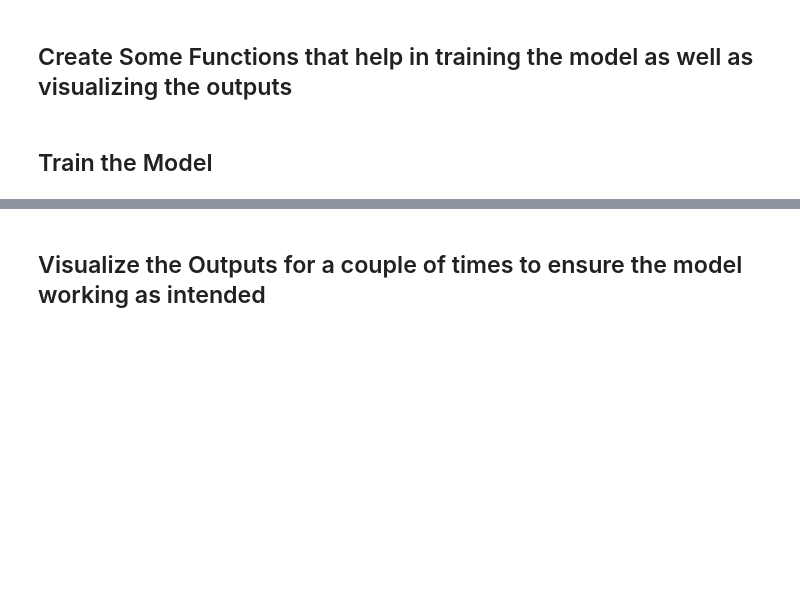
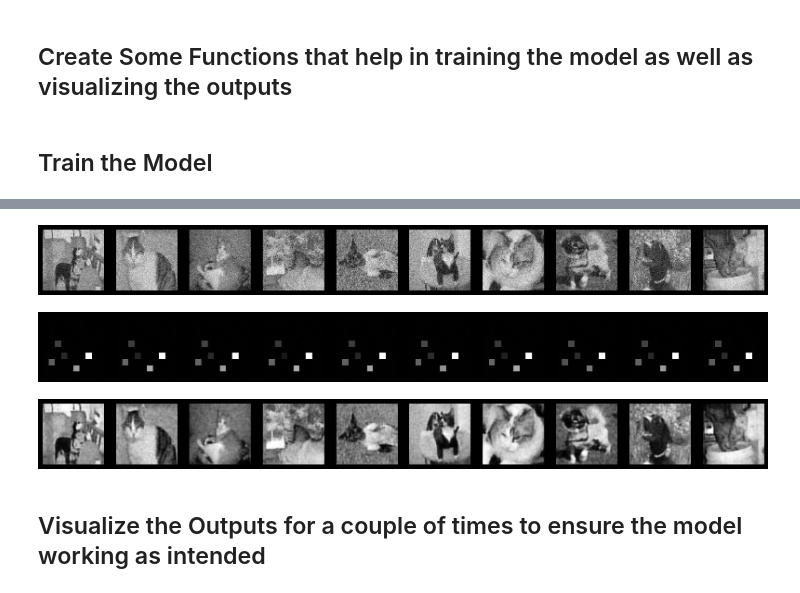
Before and after one commit to ThanmaiGR/Denoising_AutoEncoder_CatsDogs, a Jupyter notebook: AutoEncoder-Cats&Dogs.ipynb, the cells around one changed output, grey strips where cells are left out. Saved outputs shown, nothing was run; the diff lists cells and outputs as text; code cells hidden in the pictures; blank space fills up the shorter version.

```diff
--- a/AutoEncoder-Cats&Dogs.ipynb
+++ b/AutoEncoder-Cats&Dogs.ipynb
@@ -249,8 +263,8 @@ loss_function = nn.BCELoss()
 optimizer = torch.optim.AdamW(model.parameters(), lr=0.001)
 
 # Use a scheduler to reduce learning rate
-# scheduler = StepLR(optimizer, step_size=250, gamma=0.1)
-scheduler = torch.optim.lr_scheduler.ReduceLROnPlateau(optimizer, mode='min', factor=0.1, patience=5)
+scheduler = StepLR(optimizer, step_size=100, gamma=0.1)
+# scheduler = torch.optim.lr_scheduler.ReduceLROnPlateau(optimizer, mode='min', factor=0.1, patience=5)
 # %% [markdown]
 <h2>Create Some Functions that help in training the model as well as visualizing the outputs</h2>
 # %%
@@ -291,7 +305,7 @@ def visualize_outputs(model):
     :param model: autoencoder model
     """
 #   Get 10 random images
-    r_list = [random.randint(0, len(test_x)-1) for i in range(10)]
+    r_list = [random.randint(0, len(test_x) - 1) for i in range(10)]
     inputs = [test_x[i] for i in r_list]
     final_outputs = []
     bottleneck_outputs = []
@@ -347,7 +361,7 @@ def train(model, x, y, num_epochs, batch_size):
             })
 
 #     Uncomment the next line if you are using a scheduler
-#         scheduler.step(loss)
+        scheduler.step(loss)
 
 #       Clear the outptut and visualize the ouputs every 25 epochs
         if epoch % 25 == 0:
@@ -364,10 +378,11 @@ def train(model, x, y, num_epochs, batch_size):
 # %% [markdown]
 <h2>Train the Model</h2>
 # %%
-# train(
-#     model=model,
-#     x=train_x,
-#     y=train_y,
-#     num_epochs=num_epochs,
-#     batch_size=batch_size
-# )
+train(
+    model=model,
+    x=train_x,
+    y=train_y,
+    num_epochs=num_epochs,
+    batch_size=batch_size
+)
+# %% [output]
@@ -374,3 +390,6 @@ def train(model, x, y, num_epochs, batch_size):
+[figure, added]
+[figure, added]
+[figure, added]
 # %% [markdown]
 <h2>Visualize the Outputs for a couple of times to ensure the model working as intended</h2>
 # %%
```
Also changed, not shown: parts of 11 cells of this notebook.
